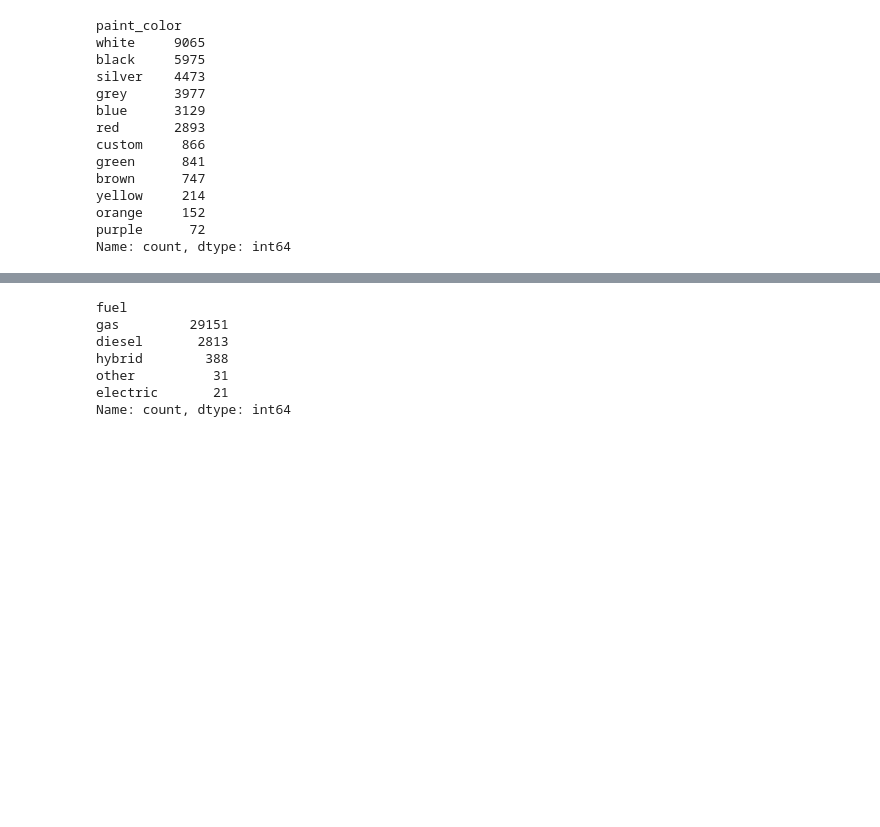
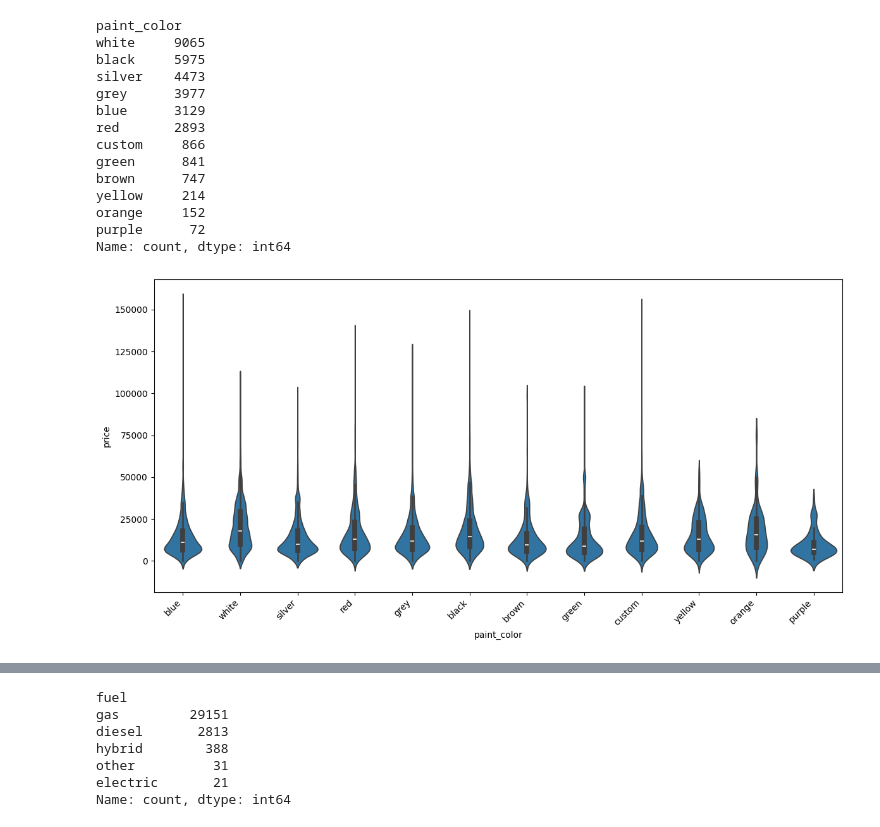
Before and after one commit to skavoori/practical-application-2, a Jupyter notebook: prompt_II.ipynb, the cells around one changed output, grey strips where cells are left out. Cells and saved outputs as stored; diff of their text form; code cells hidden in the pictures; blank space fills up the shorter version.

```diff
--- a/prompt_II.ipynb
+++ b/prompt_II.ipynb
@@ -206,3 +206,15 @@ yellow     214
 orange     152
 purple      72
 Name: count, dtype: int64
+# %%
+import matplotlib.pyplot as plt
+import seaborn as sns
+
+# Violin plot
+plt.figure(figsize=(12, 6))
+sns.violinplot(data=df_prepared, x='paint_color', y='price')
+plt.xticks(rotation=45, ha='right')
+plt.tight_layout()
+plt.show()
+# %% [output]
+[figure, added]
```
Also changed, not shown: parts of 7 cells of this notebook.
